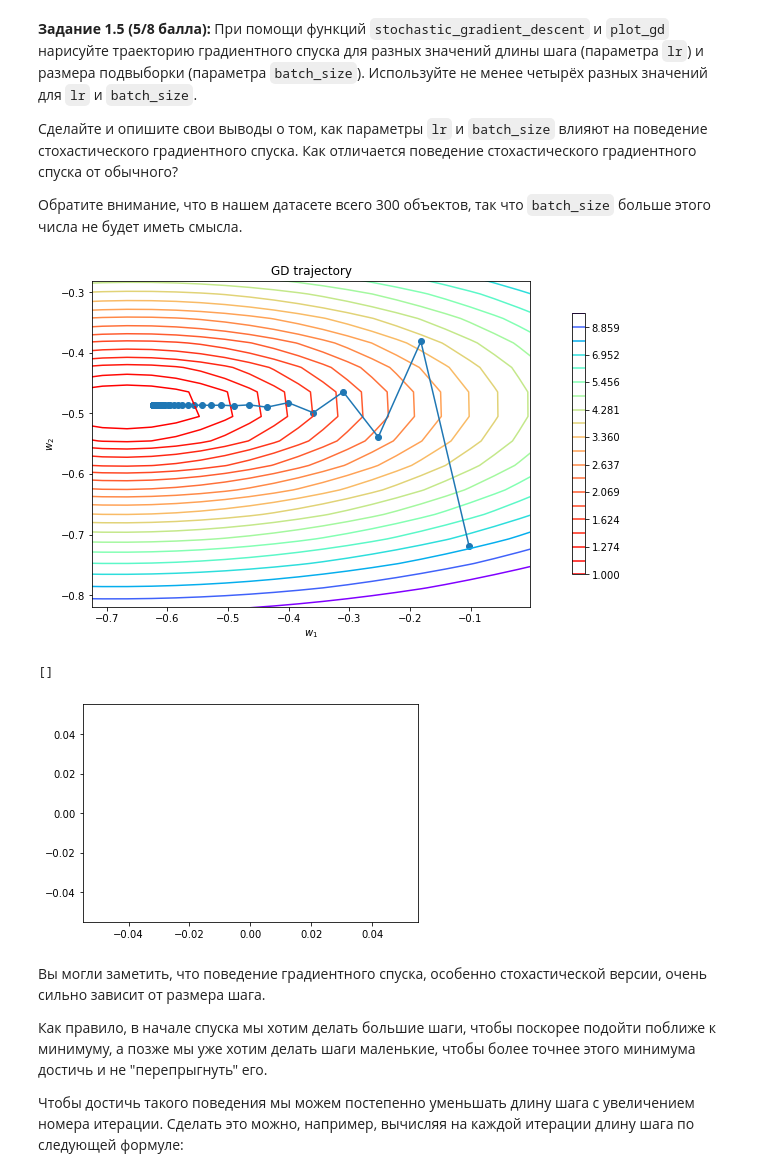
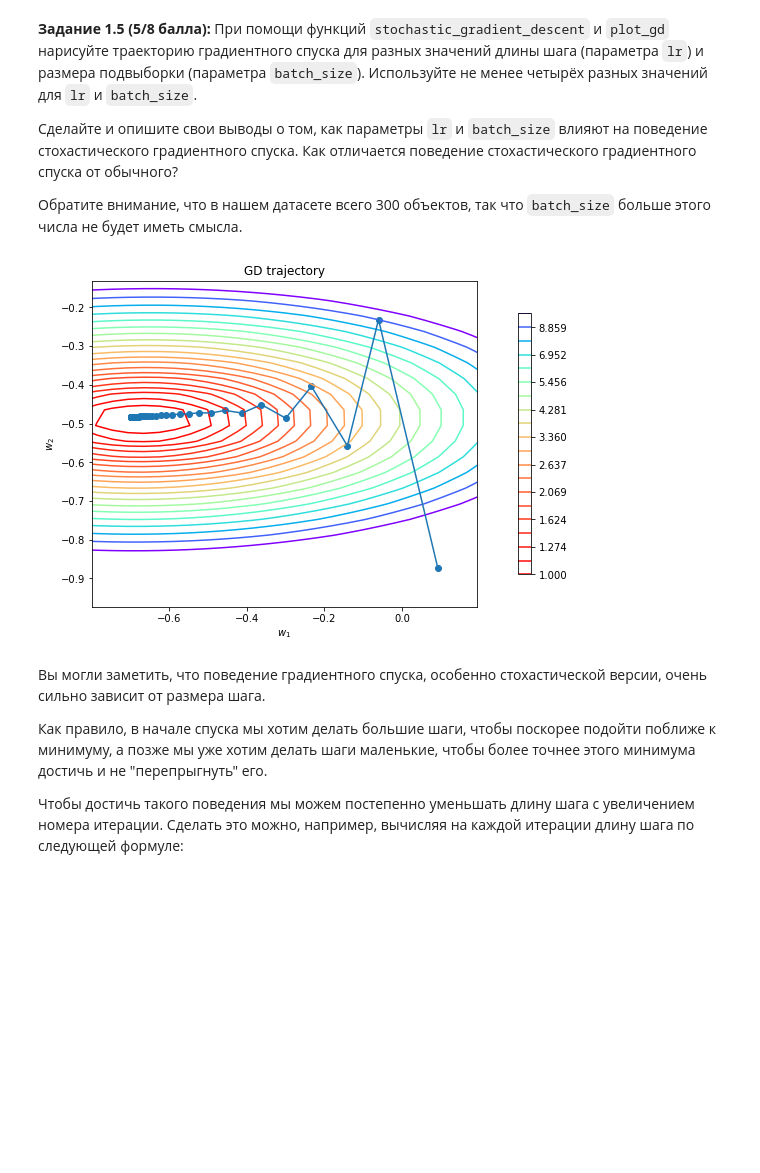
Before and after one commit to sliemilya/IAD_Ilya_Golubev, a Jupyter notebook: hw05_gd.ipynb, the cells around one changed output. Cells and saved outputs as stored; diff of their text form; code cells hidden in the pictures; blank space fills up the shorter version.

```diff
--- a/hw05_gd.ipynb
+++ b/hw05_gd.ipynb
@@ -183,8 +183,8 @@ w_true = np.random.normal(size=(n_features, ))
 X = np.random.uniform(-5, 5, (n_objects, n_features))
 X *= (np.arange(n_features) * 2 + 1)[np.newaxis, :]
 y = X.dot(w_true) + np.random.normal(0, 1, (n_objects))
-w_init = np.random.uniform(-2, 2, (n_features))
-
+#w_init = np.random.uniform(-2, 2, (n_features))
+w_init = np.random.uniform(-0.5, 0.5, (n_features))
 print(X.shape)
 print(y.shape)
 # %% [output]
@@ -344,13 +344,13 @@ def stochastic_gradient_descent(w_init: np.ndarray, X: np.ndarray, y: np.ndarray
 
 Обратите внимание, что в нашем датасете всего 300 объектов, так что `batch_size` больше этого числа не будет иметь смысла.
 # %%
-w_list = stochastic_gradient_descent(w_init, X, y, loss, 0.01, 100, 50)
+batch_size = 100
+n_iter = 50
+lr = 0.01
+w_list = stochastic_gradient_descent(w_init, X, y, loss, lr, batch_size, n_iter)
 plot_gd(w_list, X, y, loss)
-plt.plot()
 # %% [output]
-[figure, old version]
+[figure, new version]
-[]
-[figure, removed]
 # %% [markdown]
 Вы могли заметить, что поведение градиентного спуска, особенно стохастической версии, очень сильно зависит от размера шага.
 
```
Also changed, not shown: parts of 9 cells of this notebook.
